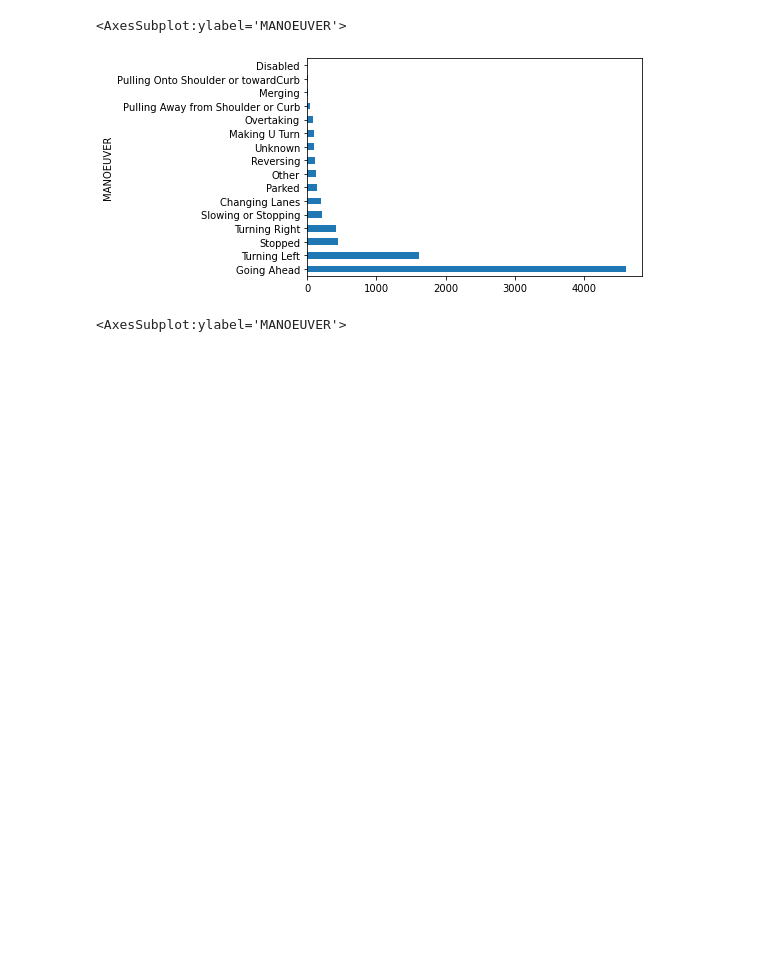
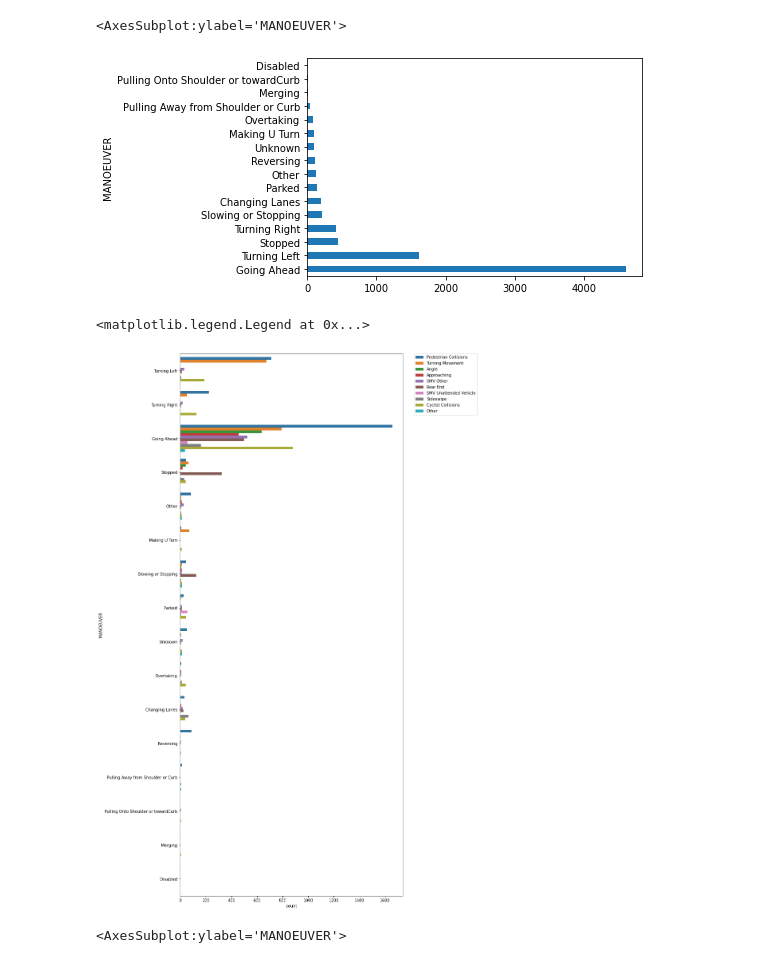
Before and after one commit to Vincent-Kwan/Safe-Roads-Competition, a Jupyter notebook: Behaviour_analysis.ipynb, the cells around one changed output. Cells and saved outputs as stored; diff of their text form; code cells hidden in the pictures; blank space fills up the shorter version.

```diff
--- a/Behaviour_analysis.ipynb
+++ b/Behaviour_analysis.ipynb
@@ -46,15 +59,15 @@ ksi_df.groupby('DRIVCOND')['ACCNUM'].nunique().sort_values(ascending = False)[2:
 # %%
 # making small function to collapse all drinking conditions into one
 
-def drivcond(col):
-    if col['DRIVCOND'] in ('Ability Impaired, Alcohol Over .08', 'Had Been Drinking', 'Ability Impaired, Alcohol'):
+def drinkcond(col, colname):
+    if col[colname] in ('Ability Impaired, Alcohol Over .08', 'Had Been Drinking', 'Ability Impaired, Alcohol', 'Ability Impaired, Alcohol Over .80'):
         return 'Drinking'
 
     # if not drinking, return condition
 
-    return col['DRIVCOND']
+    return col[colname]
 
-ksi_df['DRIVCOND'] = ksi_df.apply(drivcond, axis = 1)
+ksi_df['DRIVCOND'] = ksi_df.apply(drinkcond, args = ('DRIVCOND',), axis = 1)
 ksi_df.groupby('DRIVCOND')['ACCNUM'].nunique().sort_values(ascending = False)[2:].plot(kind = 'barh')
 # %% [output]
 <AxesSubplot:ylabel='DRIVCOND'>
@@ -79,6 +82,15 @@ ksi_df[(ksi_df['MANOEUVER'] != '<Null>')].groupby('MANOEUVER')['ACCNUM'].nunique
 # %% [output]
 <AxesSubplot:ylabel='MANOEUVER'>
 [figure]
+# %%
+# MANOEUVER by IMPACTYPE
+
+plt.figure(figsize = (10,25))
+sns.countplot(data = ksi_df[(ksi_df['MANOEUVER'] != '<Null>') & (ksi_df['IMPACTYPE'] != '<Null>')], y = 'MANOEUVER', hue = 'IMPACTYPE')
+plt.legend(bbox_to_anchor=(1.05, 1), loc=2, borderaxespad=0.)
+# %% [output]
+<matplotlib.legend.Legend at 0x...>
+[figure, added]
 # %%
 ksi_df[(ksi_df['MANOEUVER'] != '<Null>') & (ksi_df['DRIVACT'] == 'Driving Properly')].groupby('MANOEUVER')['ACCNUM'].nunique().sort_values(ascending = False).plot(kind = 'barh')
 # %% [output]
```
Also changed, not shown: parts of 8 cells of this notebook, 1 other file.
